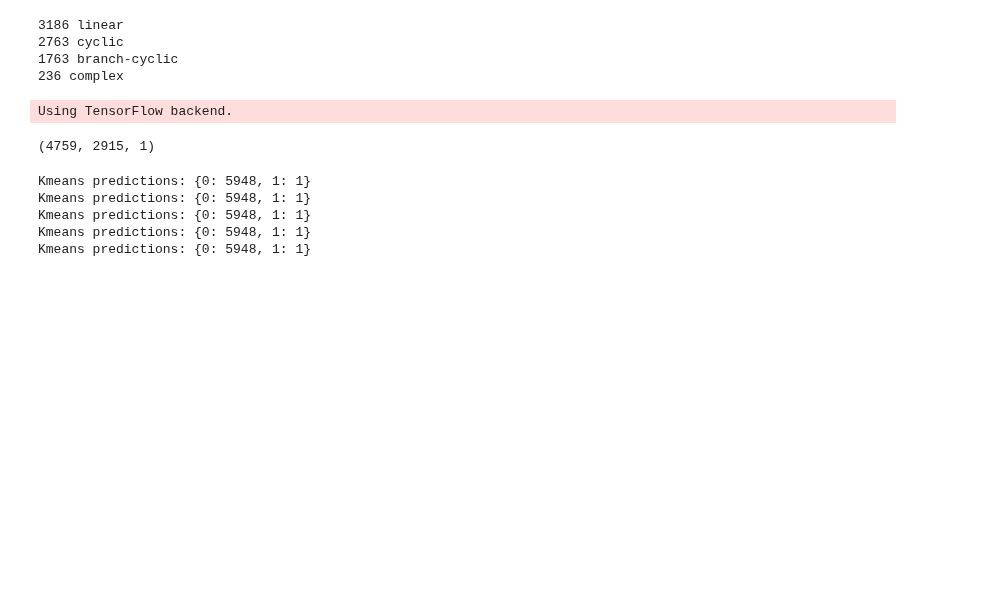
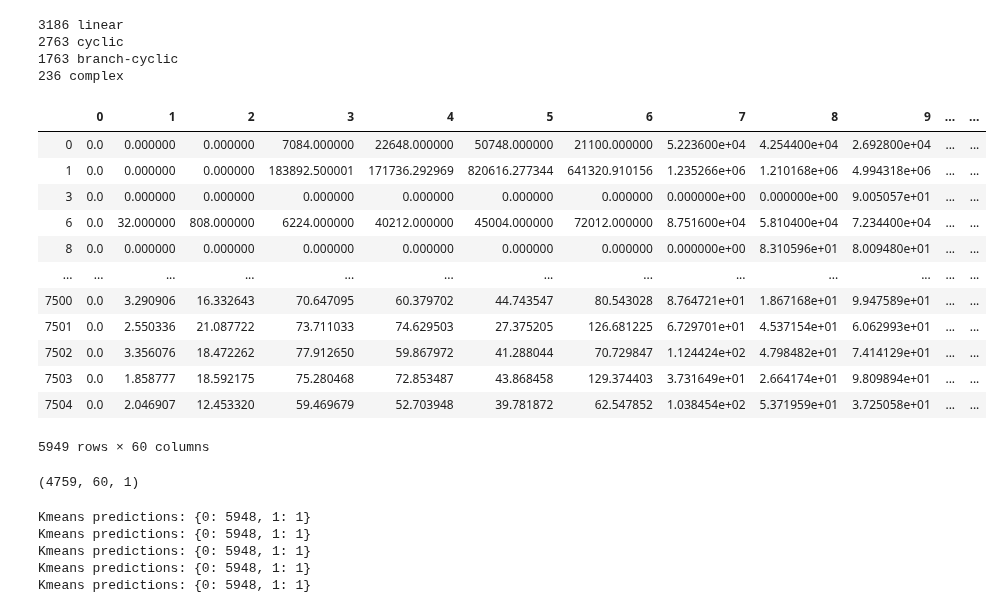
Before and after one commit to letovesnoi/machine-learning, a Jupyter notebook: projects/capstone/capstone.ipynb, the cells around one changed output. Saved outputs shown, nothing was run; the diff lists cells and outputs as text; code cells hidden in the pictures; blank space fills up the shorter version.

```diff
--- a/projects/capstone/capstone.ipynb
+++ b/projects/capstone/capstone.ipynb
@@ -385,26 +381,40 @@ df_2 = df[criteria]
 # %%
 import keras
 from sklearn.model_selection import train_test_split
 
-choosen_df = df_list_2[3]
+choosen_df = df_list_2[0]
 
 X = choosen_df.to_numpy().astype('float32')
 y = np.array(l_2).astype('float32')
+
+display(choosen_df)
 
 X_train, X_test, train_binary_labels, test_binary_labels = train_test_split(X, y, test_size=0.2, random_state=42)
 
 X_train_3d = X_train.reshape(X_train.shape[0], X_train.shape[1], 1)
 X_test_3d = X_test.reshape(X_test.shape[0], X_test.shape[1], 1)
 
 # one-hot encode the labels
 num_classes = len(np.unique(train_binary_labels))
 y_train = keras.utils.to_categorical(train_binary_labels, num_classes)
 y_test = keras.utils.to_categorical(test_binary_labels, num_classes)
 
 print(X_train_3d.shape)
 # %% [output]
+|  | 0 | 1 | 2 | 3 | 4 | 5 | 6 | 7 | 8 | 9 | ... | ... |
+| 0 | 0.0 | 0.000000 | 0.000000 | 7084.000000 | 22648.000000 | 50748.000000 | 21100.000000 | 5.223600e+04 | 4.254400e+04 | 2.692800e+04 | ... | ... |
+| 1 | 0.0 | 0.000000 | 0.000000 | 183892.500001 | 171736.292969 | 820616.277344 | 641320.910156 | 1.235266e+06 | 1.210168e+06 | 4.994318e+06 | ... | ... |
+| 3 | 0.0 | 0.000000 | 0.000000 | 0.000000 | 0.000000 | 0.000000 | 0.000000 | 0.000000e+00 | 0.000000e+00 | 9.005057e+01 | ... | ... |
+| 6 | 0.0 | 32.000000 | 808.000000 | 6224.000000 | 40212.000000 | 45004.000000 | 72012.000000 | 8.751600e+04 | 5.810400e+04 | 7.234400e+04 | ... | ... |
+| 8 | 0.0 | 0.000000 | 0.000000 | 0.000000 | 0.000000 | 0.000000 | 0.000000 | 0.000000e+00 | 8.310596e+01 | 8.009480e+01 | ... | ... |
+| ... | ... | ... | ... | ... | ... | ... | ... | ... | ... | ... | ... | ... |
+| 7500 | 0.0 | 3.290906 | 16.332643 | 70.647095 | 60.379702 | 44.743547 | 80.543028 | 8.764721e+01 | 1.867168e+01 | 9.947589e+01 | ... | ... |
+| 7501 | 0.0 | 2.550336 | 21.087722 | 73.711033 | 74.629503 | 27.375205 | 126.681225 | 6.729701e+01 | 4.537154e+01 | 6.062993e+01 | ... | ... |
+| 7502 | 0.0 | 3.356076 | 18.472262 | 77.912650 | 59.867972 | 41.288044 | 70.729847 | 1.124424e+02 | 4.798482e+01 | 7.414129e+01 | ... | ... |
+| 7503 | 0.0 | 1.858777 | 18.592175 | 75.280468 | 72.853487 | 43.868458 | 129.374403 | 3.731649e+01 | 2.664174e+01 | 9.809894e+01 | ... | ... |
+| 7504 | 0.0 | 2.046907 | 12.453320 | 59.469679 | 52.703948 | 39.781872 | 62.547852 | 1.038454e+02 | 5.371959e+01 | 3.725058e+01 | ... | ... |
-Using TensorFlow backend.
+5949 rows × 60 columns
-(4759, 2915, 1)
+(4759, 60, 1)
 # %%
 # Benchmark model
 from sklearn.dummy import DummyClassifier
```
Also changed, not shown: parts of 7 cells of this notebook.
